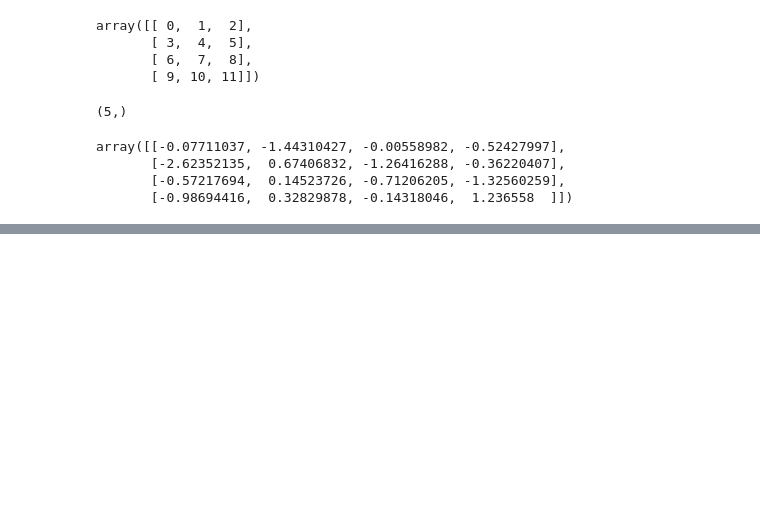
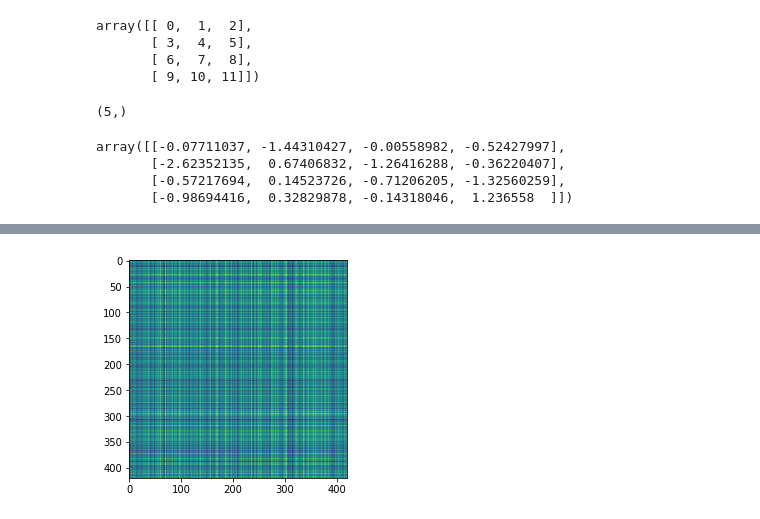
Before and after one commit to scollet1/numpy, a Jupyter notebook: notebooks/file.ipynb, the cells around one changed output, grey strips where cells are left out. Cells and saved outputs as stored; diff of their text form; code cells hidden in the pictures; blank space fills up the shorter version.

```diff
--- a/notebooks/file.ipynb
+++ b/notebooks/file.ipynb
@@ -58,0 +56,70 @@ get().concatenate
+# %%
+import numpy as np
+from numpy import asarray, sort
+import matplotlib.pyplot as plt
+m = 420
+n = 420
+def func_sort(n):
+    return sort(np.random.uniform(0.0, 1.0, n))
+def func(n):
+    return np.random.uniform(0.0, 1.0, n)
+def create_arr(opt):
+    arr = []
+    for stuff in range(m):
+        if opt is 'sorted':
+            arr = np.concatenate((arr, func_sort(n)))
+        else:
+            arr = np.concatenate((arr, func(n)))
+    return arr.reshape((m, n))
+
+arr = np.matmul(create_arr('sorted'), create_arr('What is Math for?\
+"When someone asks you what math is for, they’re not asking you about applications of\
+mathematical science. They’re asking you, why did I have to study that bullshit I never\
+used in my life again?\
+It’s true that math doesn’t need to serve a purpose, it’s true that it’s a beautiful structure,\
+a logical one, probably one of the greatest collective efforts ever achieved in human\
+history. It’s also true that there, where scientists and technicians are looking for mathematical\
+theories that allow them to advance, they’re within the structure of math, which\
+permeates everything.It’s true that we have to go somewhat deeper, to see what’s behind\
+science.\
+Science operates on intuition, creativity. Math controls intuition and tames creativity.\
+Almost everyone who hasn’t heard this before is surprised when they hear that if you\
+take a 0.1 millimeter thick sheet of paper, the size we normally use, and, if it were big\
+enough, fold it 50 times, its thickness would extend almost the distance from the Earth\
+to the sun. Your intuition tells you it’s impossible. Do the math and you’ll see it’s right.\
+That’s what math is for.\
+It’s true that science, all types of science, only makes sense because it makes us better\
+understand this beautiful world we live in. And in doing that, it helps us avoid the pitfalls\
+of this painful world we live in. There are sciences that help us in this way quite directly.\
+Oncological science, for example. And there are others we look at from afar, with envy\
+sometimes, but knowing that we are what supports them. All the basic sciences support\
+them, including math. All that makes science, science is the rigor of math. And that\
+rigor factors in because its results are eternal.\
+You probably said or were told at some point that diamonds are forever, right? That depends\
+on your definition of forever! A theorem – that really is forever. The Pythagorean\
+theorem is still true even though Pythagoras is dead, I assure you it’s true. Even if the\
+world collapsed the Pythagorean theorem would still be true. Wherever any two triangle\
+sides and a good hypotenuse get together the Pythagorean theorem goes all out. It works\
+like crazy.\
+Mathematicians devote [themselves] to come up with theorems. Eternal truths. But it\
+isn’t always easy to know the difference between an eternal truth, [a] theorem, and a\
+mere conjecture. You need proof. For example, let’s say I have a big, enormous, infinite\
+field. I want to cover it with equal pieces, without leaving any gaps. I could use squares,\
+right? I could use triangles. Not circles, those leave little gaps. Which is the best shape\
+to use? One that covers the same surface, but has a smaller border. In the year 300,\
+Pappus of Alexandria said the best is to use hexagons, just like bees do. But he didn’t\
+prove it. The guy said, "Hexagons, great! Let’s go with hexagons!" He didn’t prove it, it\
+remained a conjecture. "Hexagons!" And the world, as you know, split into Pappists and\
+anti-Pappists, until 1700 years later when in 1999, Thomas Hales proved that Pappus\
+and the bees were right – the best shape to use was the hexagon. And that became a\
+theorem, the Honeycomb Theorem, that will be true forever and ever, for longer than\
+any diamond you may have.\
+So, if you want to tell someone that you will love them forever you can give them a\
+diamond. But if you want to tell them that you’ll love them forever and ever, give them\
+a theorem! But hang on a minute! You’ll have to prove it, so your love doesn’t remain a\
+conjecture."'))
+
+im = plt.imshow(arr, shape=(m, n))
+plt.show(im)
+# %% [output]
+[figure, added]
```
Also changed, not shown: parts of 5 cells of this notebook, 2 other files.
